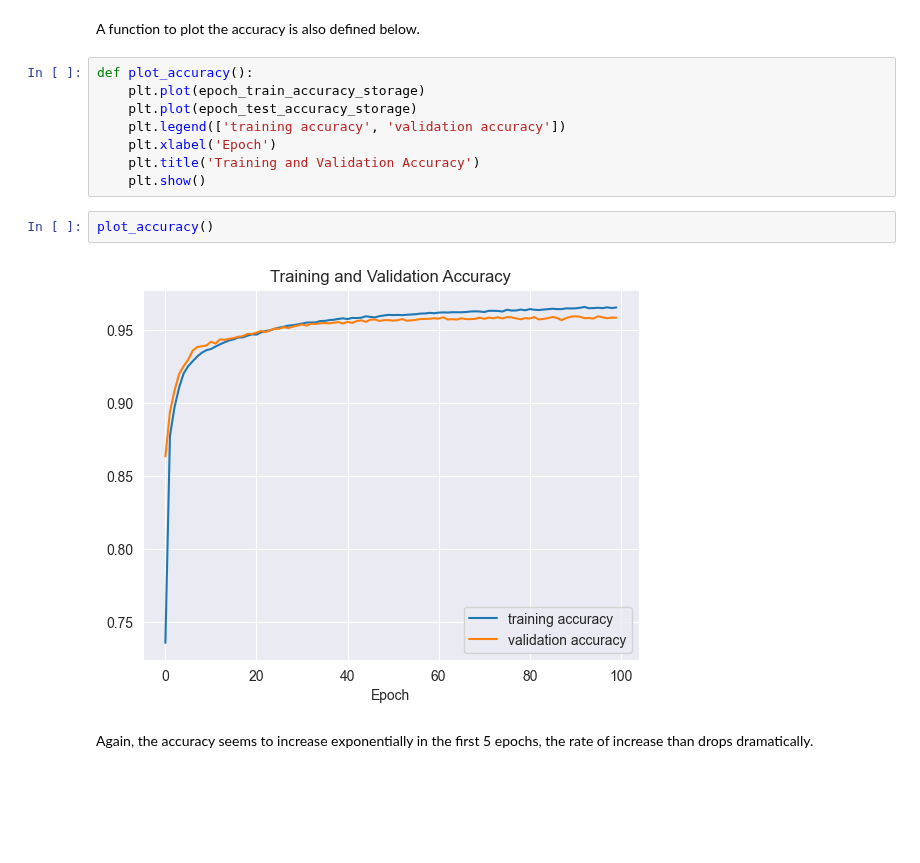
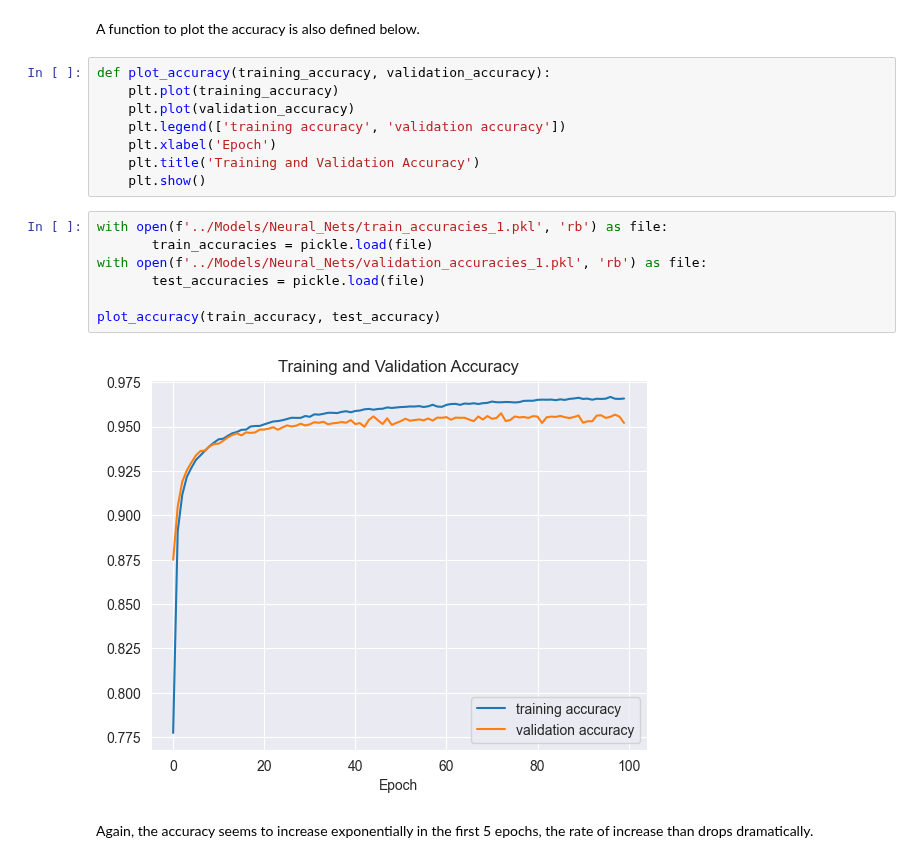
Before and after one commit to alexandra-pritoula/airline_passenger_satisfaction, a Jupyter notebook: Notebooks/model_training_and_evaluation.ipynb, the cells around one changed output. Cells and saved outputs as stored; diff of their text form; blank space fills up the shorter version.

```diff
--- a/Notebooks/model_training_and_evaluation.ipynb
+++ b/Notebooks/model_training_and_evaluation.ipynb
@@ -970,17 +1001,22 @@ The graph shows that the training and validation loss decrease substantially aft
 # %% [markdown]
 A function to plot the accuracy is also defined below.
 # %%
-def plot_accuracy():
-    plt.plot(epoch_train_accuracy_storage)
-    plt.plot(epoch_test_accuracy_storage)
+def plot_accuracy(training_accuracy, validation_accuracy):
+    plt.plot(training_accuracy)
+    plt.plot(validation_accuracy)
     plt.legend(['training accuracy', 'validation accuracy'])
     plt.xlabel('Epoch')
     plt.title('Training and Validation Accuracy')
     plt.show()
-# %%
-plot_accuracy()
-# %% [output]
-[figure, removed]
+# %%
+with open(f'../Models/Neural_Nets/train_accuracies_1.pkl', 'rb') as file:
+       train_accuracies = pickle.load(file)
+with open(f'../Models/Neural_Nets/validation_accuracies_1.pkl', 'rb') as file:
+       test_accuracies = pickle.load(file)
+
+plot_accuracy(train_accuracy, test_accuracy)
+# %% [output]
+[figure, added]
 # %% [markdown]
 Again, the accuracy seems to increase exponentially in the first 5 epochs, the rate of increase than drops dramatically.
 # %% [markdown]
```
Also changed, not shown: parts of 23 cells of this notebook, 5 other files.
